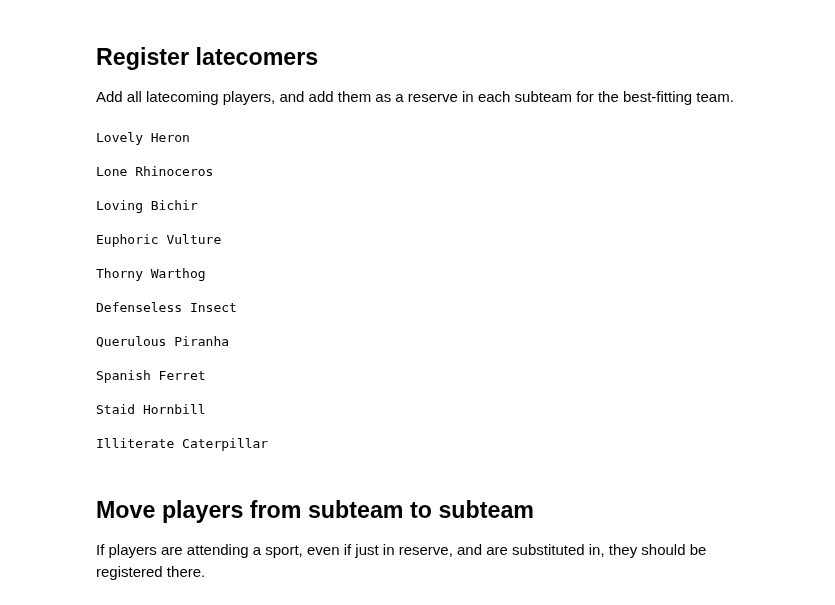
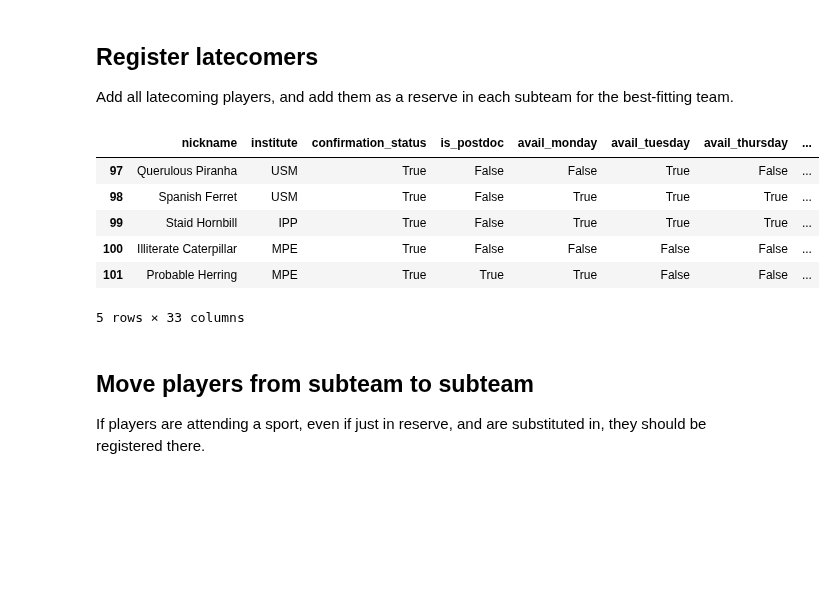
Before and after one commit to FBalzerMPE/imprs_sports_week, a Jupyter notebook: adjust_info.ipynb.ipynb, the cells around one changed output. Drawn from its saved outputs; the diff is of its cells as text; code cells hidden in the pictures; blank space fills up the shorter version.

```diff
--- a/adjust_info.ipynb.ipynb
+++ b/adjust_info.ipynb.ipynb
@@ -23,58 +23,46 @@ teams = hf.get_teams()
 subteams = hf.ALL_SUBTEAMS.values()
 teams_to_join = {"Thorny Warthog": "C",
                  "Defenseless Insect": "B",
                  "Querulous Piranha": "B",
                  "Spanish Ferret": "A",
                 "Euphoric Vulture": "B",
                 "Staid Hornbill": "B",
-                "Illiterate Caterpillar": "C"
+                "Illiterate Caterpillar": "C",
+                "Probable Herring": "C",
                   }
 
 for _, player in late.iterrows():
     name = player["nickname"]
     # Don't do anything if the player has already been added
     if any([team.contains_player(name) for team in teams]):
         continue
     if name in teams_to_join:
         # team_to_join = teams[find_best_team_to_join(teams, player)]
         team_to_join = teams["ABC".index(teams_to_join[name])]
         team_to_join.add_player(player, register_as_reserve=True)
         print(f"{name} joins {team_to_join.name}")
-    generate_all_images([name])
-save_resized_animal_images(200)
-player_df.tail(6)
-# generate_all_images(["Spanish Ferret"])
+        generate_all_images([name])
+# save_resized_animal_images(200)
 
 def _rewrite_teams():
     old_df = hf.get_players()
     player_df = setup.sanitize_and_anonymize_data(overwrite=False, verbose=False, anonymize=True)
     cols = [col for col in old_df.columns if col != "confirmation_status"]
     old_df = pd.merge(old_df[cols], player_df[["nickname", "confirmation_status"]], on="nickname")
     for team_letter in "ABC":
         fpath = hf.Team.backup_path_from_letter(team_letter)
         old_df[old_df["Team"] == f"Team {team_letter}"].to_csv(fpath, index=False)
 _rewrite_teams()
-print("\n\n".join(player_df.iloc[-10:]["nickname"]))
+# print("\n\n".join(player_df.iloc[-10:]["nickname"]))
+player_df.tail()
 # %% [output]
+|  | nickname | institute | confirmation_status | is_postdoc | avail_monday | avail_tuesday | avail_thursday | ... |
+| 97 | Querulous Piranha | USM | True | False | False | True | False | ... |
+| 98 | Spanish Ferret | USM | True | False | True | True | True | ... |
+| 99 | Staid Hornbill | IPP | True | False | True | True | True | ... |
+| 100 | Illiterate Caterpillar | MPE | True | False | False | False | False | ... |
+| 101 | Probable Herring | MPE | True | True | True | False | False | ... |
-Lovely Heron
-
-Lone Rhinoceros
-
-Loving Bichir
-
-Euphoric Vulture
-
-Thorny Warthog
-
-Defenseless Insect
-
-Querulous Piranha
-
-Spanish Ferret
-
-Staid Hornbill
-
-Illiterate Caterpillar
+5 rows × 33 columns
 # %% [markdown]
 ## Move players from subteam to subteam
 
```
Also changed, not shown: parts of 4 cells of this notebook, 8 other files.
